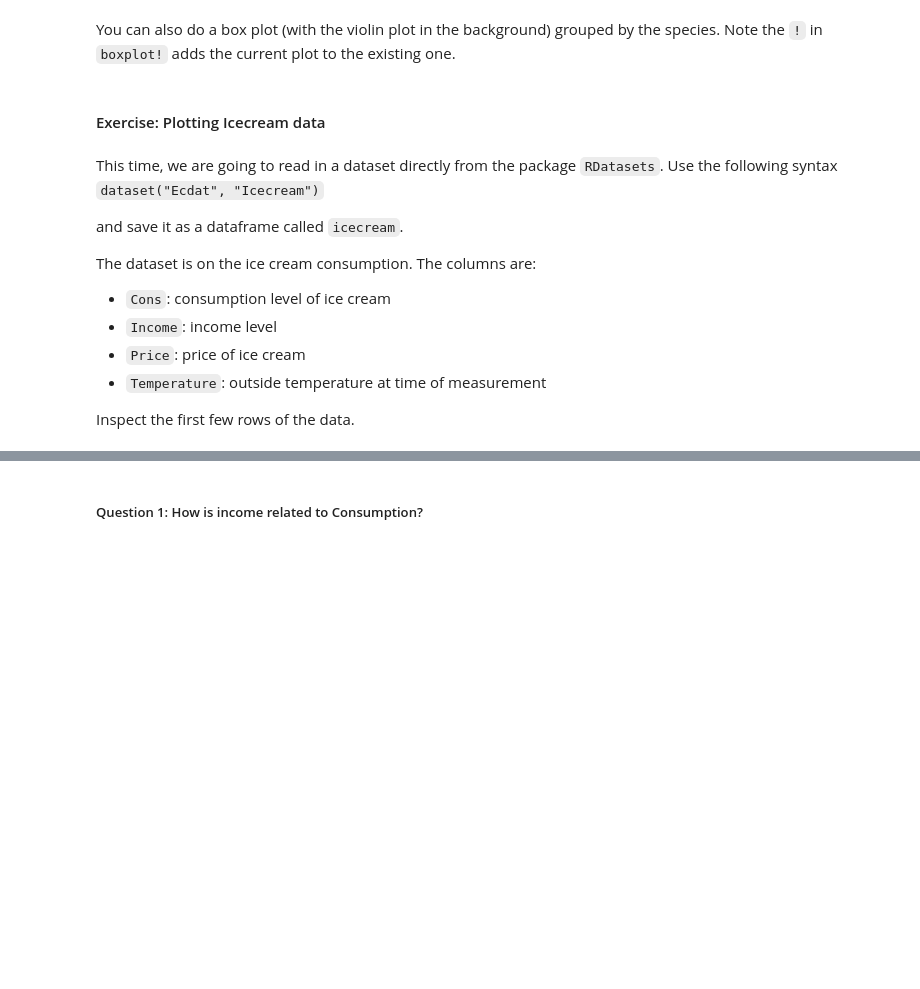
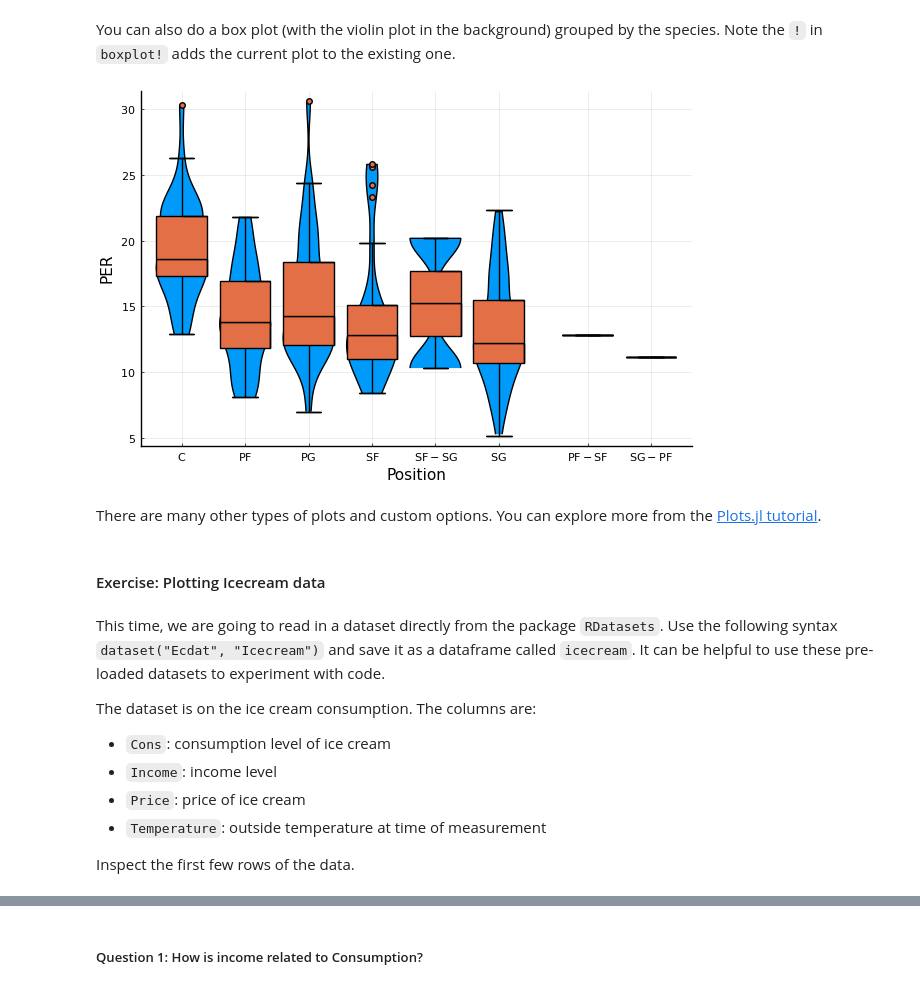
Before and after one commit to leobix/mban22_software_tools, a Jupyter notebook: Orientation/session3_JuliaJuMP/Session3_IntroJulia (complete).ipynb, the cells around one changed output, grey strips where cells are left out. Cells and saved outputs as stored; diff of their text form; code cells hidden in the pictures; blank space fills up the shorter version.

Commit message:
update julia files to v1.6.2 syntax

````diff
--- a/Orientation/session3_JuliaJuMP/Session3_IntroJulia (complete).ipynb
+++ b/Orientation/session3_JuliaJuMP/Session3_IntroJulia (complete).ipynb
@@ -180,10 +242,16 @@ There are many other types of plots and custom options. You can explore more fro
+# %%
+violin(df[!,:Pos],df[!,:PER])
+boxplot!(df[!,:Pos],df[!,:PER], leg=false,
+    xlabel = "Position", ylabel = "PER")
+# %% [output]
+[figure, added]
+# %% [markdown]
+There are many other types of plots and custom options. You can explore more from the [Plots.jl tutorial](http://docs.juliaplots.org/latest/tutorial/).
 # %% [markdown]
 #### Exercise: Plotting Icecream data
 # %% [markdown]
 This time, we are going to read in a dataset directly from the package `RDatasets`. Use the following syntax
-```dataset("Ecdat", "Icecream")```
-
-and save it as a dataframe called `icecream`.
+```dataset("Ecdat", "Icecream")``` and save it as a dataframe called `icecream`. It can be helpful to use these pre-loaded datasets to experiment with code.
 
 The dataset is on the ice cream consumption. The columns are:
 * `Cons`: consumption level of ice cream
````
Also changed, not shown: parts of 33 cells of this notebook, 6 other files.
